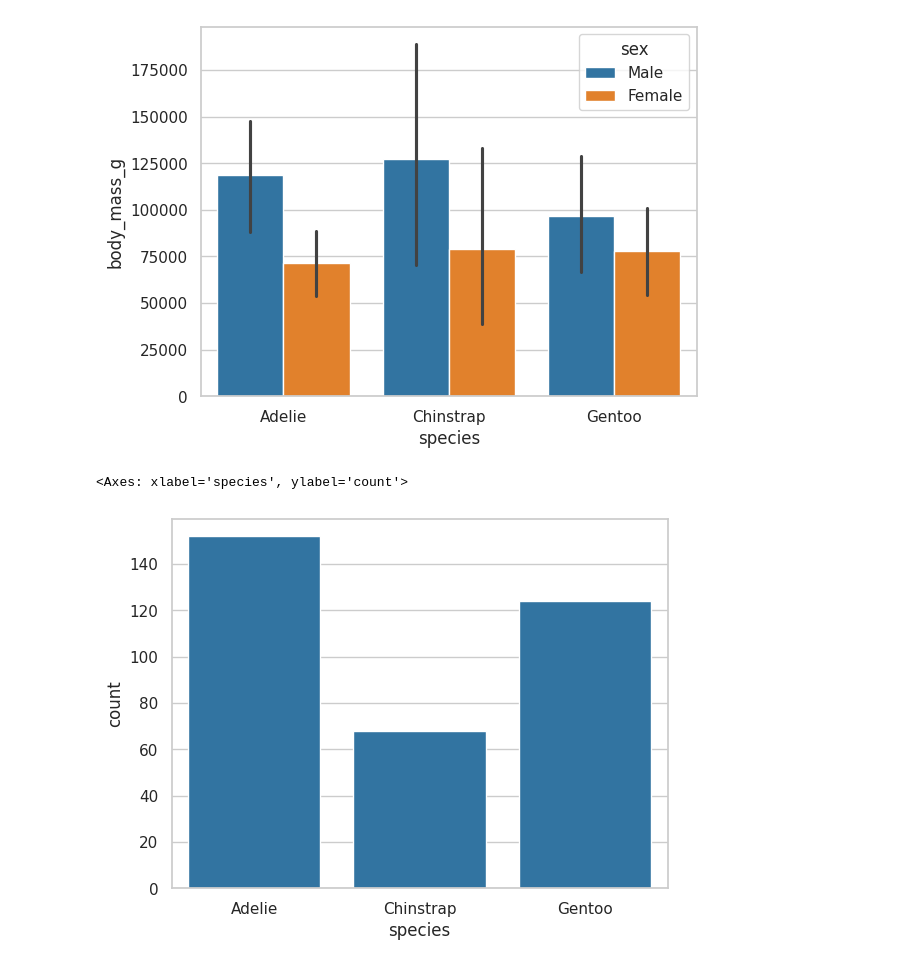
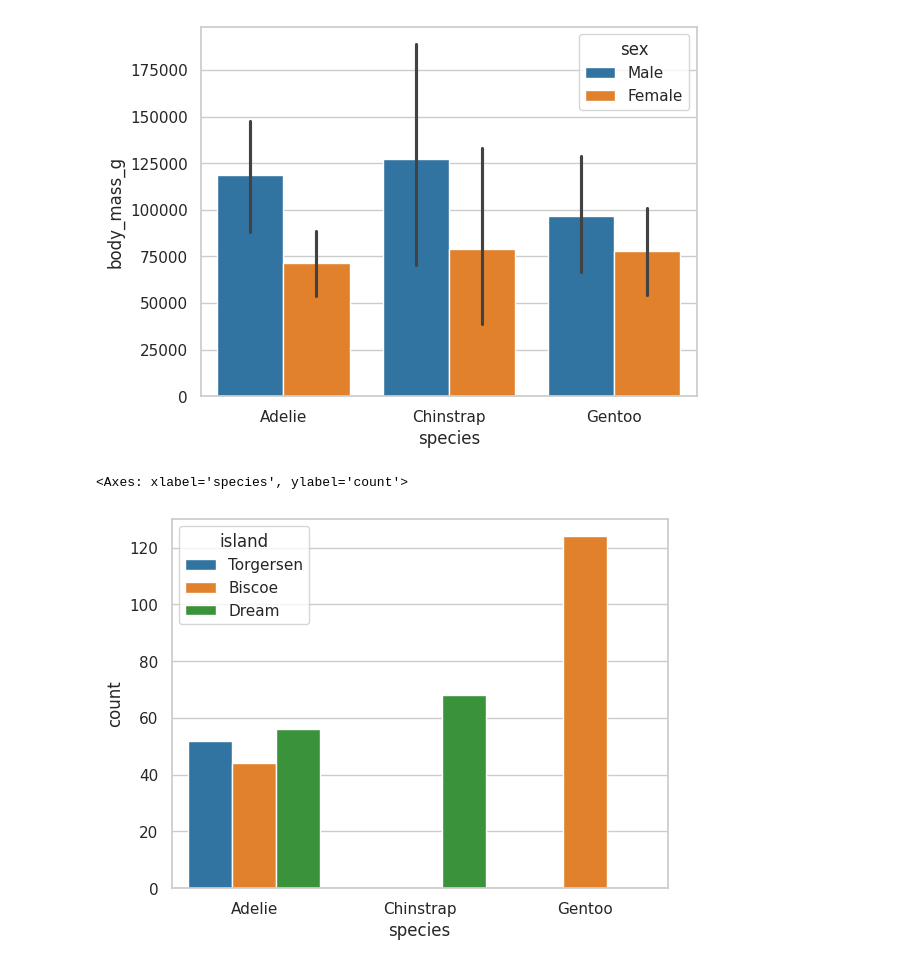
Before and after one commit to Rahul2245/Numpy-Pandas-Tutorial, a Jupyter notebook: seaborn.ipynb, the cells around one changed output. Drawn from its saved outputs; the diff is of its cells as text; code cells hidden in the pictures.

Commit message:
covered all types of plots

```diff
--- a/seaborn.ipynb
+++ b/seaborn.ipynb
@@ -152,7 +152,7 @@ sns.barplot(data=penguins,x="species",y="body_mass_g",hue="sex",estimator=np.var
 <Axes: xlabel='species', ylabel='body_mass_g'>
 [figure]
 # %%
-sns.countplot(data=penguins,x="species")
+sns.countplot(data=penguins,x="species",hue="island")
 # %% [output]
 <Axes: xlabel='species', ylabel='count'>
-[figure, old version]
+[figure, new version]
```
Also changed, not shown: parts of 9 cells of this notebook.
